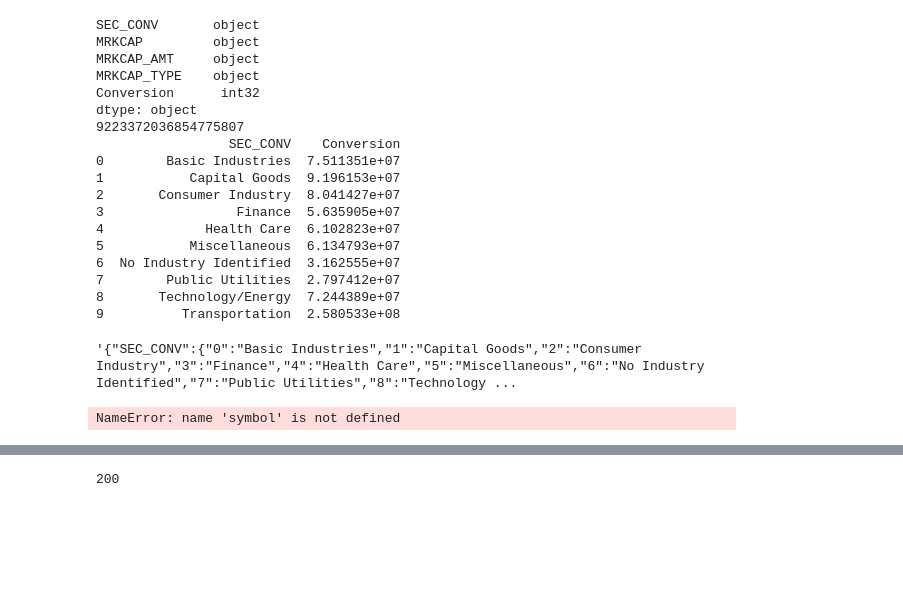
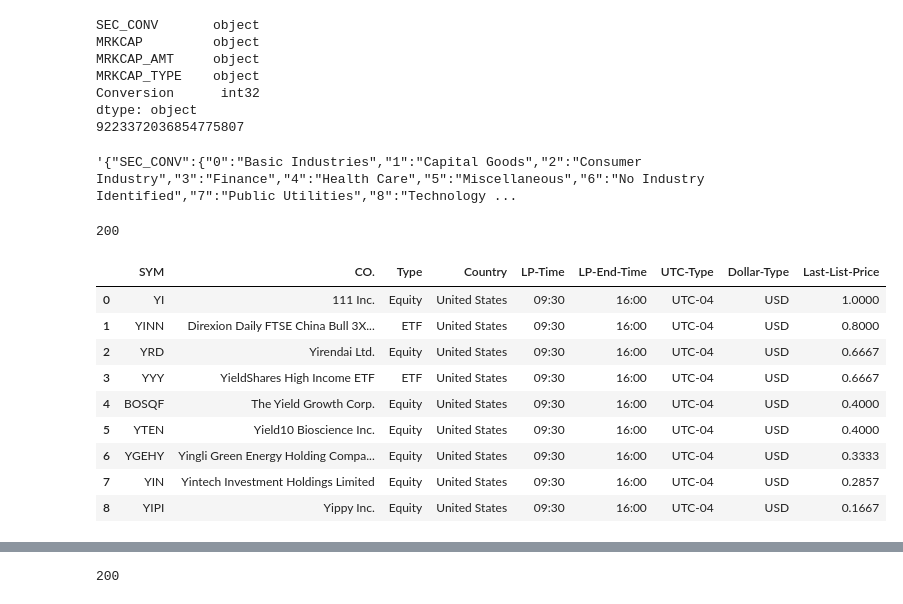
Before and after one commit to appddictionstudio/MDAS, a Jupyter notebook: backend/src/companyAnalysis.ipynb, the cells around one changed output, grey strips where cells are left out. Drawn from its saved outputs; the diff is of its cells as text; code cells hidden in the pictures; blank space fills up the shorter version.

```diff
--- a/backend/src/companyAnalysis.ipynb
+++ b/backend/src/companyAnalysis.ipynb
@@ -54,7 +54,7 @@ def get_avg_sector_rates():
     print(sys.maxsize)
     group_sectors = df.groupby(['SEC_CONV','Conversion'])
     res = df.groupby(['SEC_CONV'])['Conversion'].mean().reset_index()
-    print(res)
+#     print(res)
     res = res.to_json(orient='columns')
     res = json.dumps(res)
     res = res.replace('\\','')
@@ -71,38 +71,38 @@ MRKCAP_TYPE    object
 Conversion      int32
 dtype: object
 9223372036854775807
-                 SEC_CONV    Conversion
-0        Basic Industries  7.511351e+07
-1           Capital Goods  9.196153e+07
-2       Consumer Industry  8.041427e+07
-3                 Finance  5.635905e+07
-4             Health Care  6.102823e+07
-5           Miscellaneous  6.134793e+07
-6  No Industry Identified  3.162555e+07
-7        Public Utilities  2.797412e+07
-8       Technology/Energy  7.244389e+07
-9          Transportation  2.580533e+08
 '{"SEC_CONV":{"0":"Basic Industries","1":"Capital Goods","2":"Consumer Industry","3":"Finance","4":"Health Care","5":"Miscellaneous","6":"No Industry Identified","7":"Public Utilities","8":"Technology ...
 # %%
 #API Data Pull
 import pandas as pd
 import requests
-# symbol = "YI"
+symbol = "YI"
 def get_stock_data_from_alphavantage_by_symbol(symbol):
     Alpha_Advantage_API = "https://www.alphavantage.co/query?function=SYMBOL_SEARCH&keywords=" + symbol + "&apikey=GJS1X1O8CLA8KA4H"
     resp = requests.get(Alpha_Advantage_API)
     if resp.status_code == 200:
         print(resp.status_code)
         data = resp.json()
+#         print(data)
         data = data['bestMatches']
         df2 = pd.DataFrame.from_dict(data, orient='columns')
         df2.columns = ['SYM', 'CO.', 'Type', 'Country', 'LP-Time', 'LP-End-Time', 'UTC-Type', 'Dollar-Type', 'Last-List-Price']
         df2['SYM'] = df2['SYM'].str.strip()
         df2.loc[df2['SYM'] == str(symbol)]
         return df2
     else:
         print("API did not pull any data from alphavantage")
 # Executes the function
 get_stock_data_from_alphavantage_by_symbol(symbol)
 # %% [output]
-NameError: name 'symbol' is not defined
+200
+|  | SYM | CO. | Type | Country | LP-Time | LP-End-Time | UTC-Type | Dollar-Type | Last-List-Price |
+| 0 | YI | 111 Inc. | Equity | United States | 09:30 | 16:00 | UTC-04 | USD | 1.0000 |
+| 1 | YINN | Direxion Daily FTSE China Bull 3X... | ETF | United States | 09:30 | 16:00 | UTC-04 | USD | 0.8000 |
+| 2 | YRD | Yirendai Ltd. | Equity | United States | 09:30 | 16:00 | UTC-04 | USD | 0.6667 |
+| 3 | YYY | YieldShares High Income ETF | ETF | United States | 09:30 | 16:00 | UTC-04 | USD | 0.6667 |
+| 4 | BOSQF | The Yield Growth Corp. | Equity | United States | 09:30 | 16:00 | UTC-04 | USD | 0.4000 |
+| 5 | YTEN | Yield10 Bioscience Inc. | Equity | United States | 09:30 | 16:00 | UTC-04 | USD | 0.4000 |
+| 6 | YGEHY | Yingli Green Energy Holding Compa... | Equity | United States | 09:30 | 16:00 | UTC-04 | USD | 0.3333 |
+| 7 | YIN | Yintech Investment Holdings Limited | Equity | United States | 09:30 | 16:00 | UTC-04 | USD | 0.2857 |
+| 8 | YIPI | Yippy Inc. | Equity | United States | 09:30 | 16:00 | UTC-04 | USD | 0.1667 |
```
Also changed, not shown: parts of 3 cells of this notebook.
